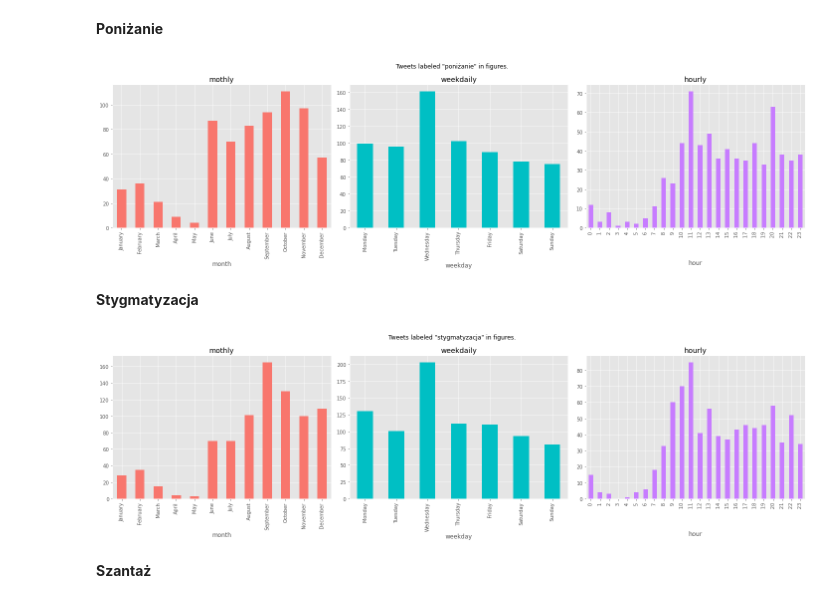
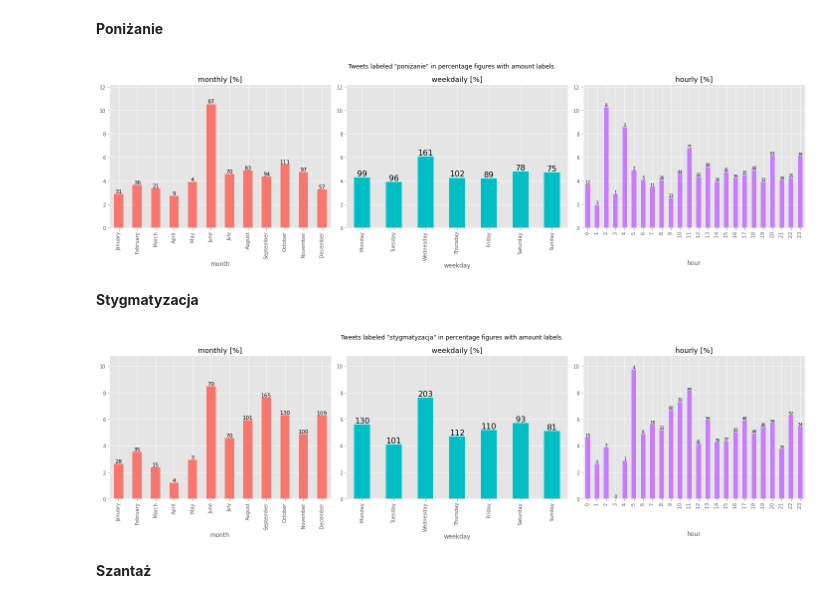
Before and after one commit to kaluzny1995/HSD2.0, a Jupyter notebook: 04. StatisticalPrimaryDataAnalysis.ipynb, the cells around one changed output. Drawn from its saved outputs; the diff is of its cells as text; code cells hidden in the pictures.

```diff
--- a/04. StatisticalPrimaryDataAnalysis.ipynb
+++ b/04. StatisticalPrimaryDataAnalysis.ipynb
@@ -240,10 +244,11 @@ df_yc, df_mc, df_wdc, df_hc, df_dc = get_stats(df_combined, hate_type='poniżani
                                                month_names=MONTH_NAMES,
                                                weekday_names=WEEKDAY_NAMES)
 # %%
-tweet_count_bars(df_mc, df_wdc, df_hc, title='Tweets labeled "poniżanie" in figures.',
-                 save_file=SPA_CHART_DIR.replace('{}', 'tweets_pon_timeline'))
+tweet_count_bars(df_mc, df_wdc, df_hc, thr=12.2,
+                 title='Tweets labeled "poniżanie" in percentage figures with amount labels.',
+                 percentages=True, save_file=SPA_CHART_DIR.replace('{}', 'tweets_pon_timeline'))
 # %% [output]
-[figure, old version]
+[figure, new version]
 # %% [markdown]
 **Stygmatyzacja**
 # %%
@@ -251,10 +256,11 @@ df_yc, df_mc, df_wdc, df_hc, df_dc = get_stats(df_combined, hate_type='stygmatyz
                                                month_names=MONTH_NAMES,
                                                weekday_names=WEEKDAY_NAMES)
 # %%
-tweet_count_bars(df_mc, df_wdc, df_hc, title='Tweets labeled "stygmatyzacja" in figures.',
-                 save_file=SPA_CHART_DIR.replace('{}', 'tweets_styg_timeline'))
+tweet_count_bars(df_mc, df_wdc, df_hc, thr=10.8,
+                 title='Tweets labeled "stygmatyzacja" in percentage figures with amount labels.',
+                 percentages=True, save_file=SPA_CHART_DIR.replace('{}', 'tweets_groz_timeline'))
 # %% [output]
-[figure, old version]
+[figure, new version]
 # %% [markdown]
 **Szantaż**
 # %%
```
Also changed, not shown: parts of 19 cells of this notebook, 3 other files.
